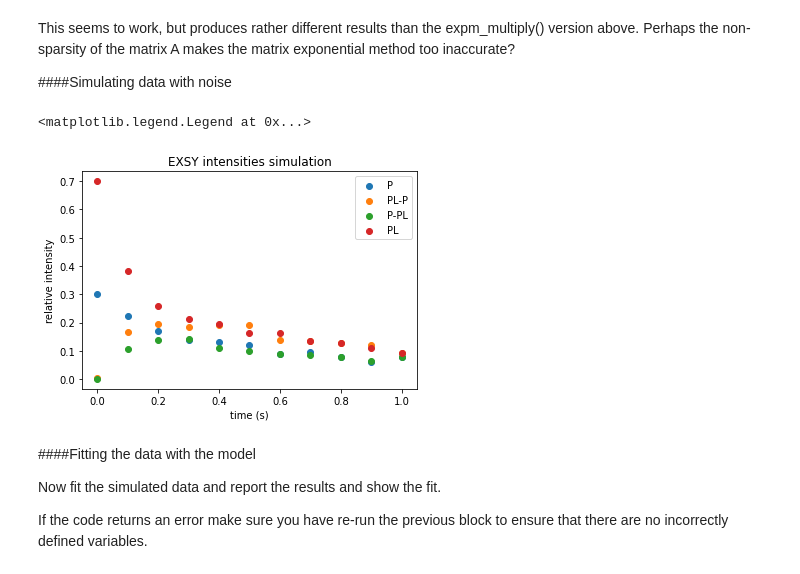
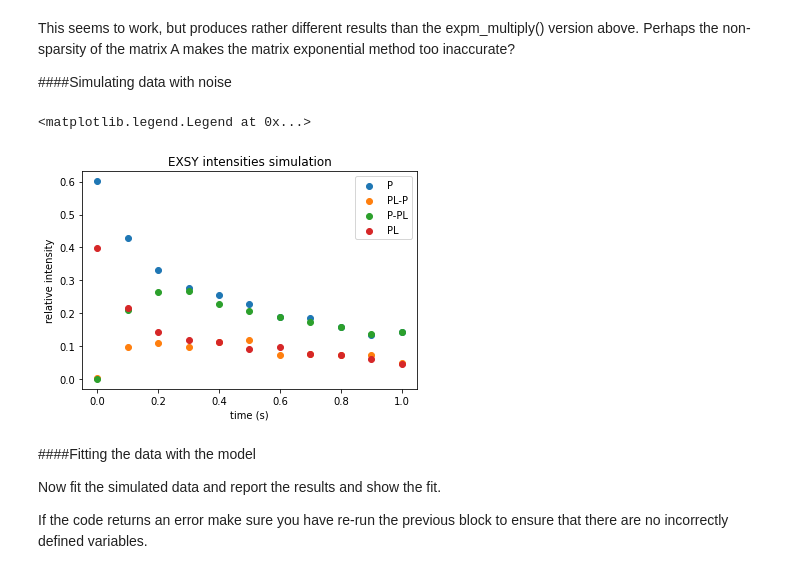
Before and after one commit to brianosmith/EXSY_fitting_notebook, a Jupyter notebook: EXSY_simulation.ipynb, the cells around one changed output. Saved outputs shown, nothing was run; the diff lists cells and outputs as text; code cells hidden in the pictures.

```diff
--- a/EXSY_simulation.ipynb
+++ b/EXSY_simulation.ipynb
@@ -268,39 +268,39 @@ kon = 4.0    # M * M^{-1}s^{-1} concentration times diffusion limited on rate
 koff = kex - kon
 R1P = 1.0    # s^{-1}
 R1PL = R1P   # keep things simple for now
-pa = 0.3
-pb = 1 - pa
+pa = koff/(kon+koff)
+pb = kon/(kon+koff)
 
 IPzero = 1 * pa
 IPLzero = 1 * pb
 
 tStart = 0.0
 tStop = 1.0        # Tmix up to about 1/R1
 nTimes = 11
 tval = np.linspace(tStart,tStop,nTimes) # to get a matching time axis for plotting
 tmix = tval
 
 y_data = simpleModel(T_mix = tmix, R_1P = R1P, k_on = kon, k_off = koff, I_P0 = IPzero, I_PL0 = IPLzero)._asdict() # simple model with one R1
 
 sigma_data = 0.01
 np.random.seed(88)
 for var in y_data:
     y_data[var] += np.random.normal(0, sigma_data, size=len(tmix))
 
 #print(y_data)
 
 #plot the results
 plt.title("EXSY intensities simulation")
 plt.xlabel('time (s)')
 plt.ylabel('relative intensity')
 plt.scatter(tval,y_data[IP], label='P')
 plt.scatter(tval,y_data[IPL_P], label='PL-P')
 plt.scatter(tval,y_data[IP_PL], label='P-PL')
 plt.scatter(tval,y_data[IPL], label='PL')
 plt.legend()
 # %% [output]
 <matplotlib.legend.Legend at 0x...>
-[figure, old version]
+[figure, new version]
 # %% [markdown]
 ####Fitting the data with the model
 
```
Also changed, not shown: parts of 19 cells of this notebook.
